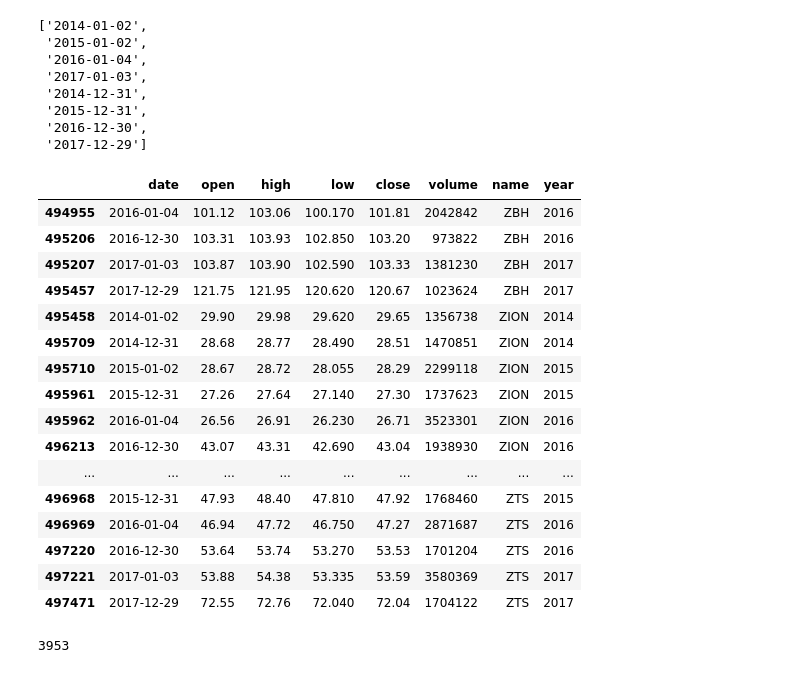
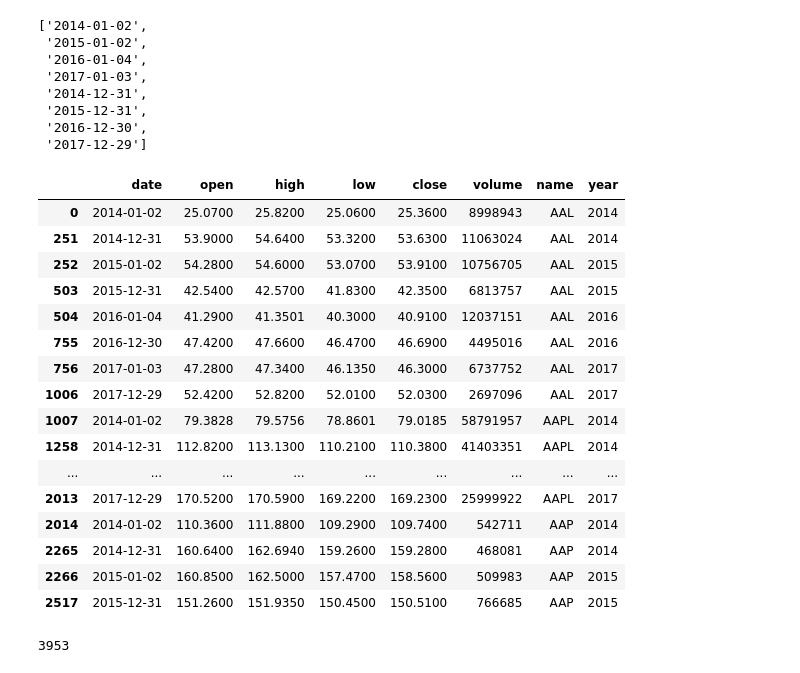
Before and after one commit to baruchfrost/legendary-invention, a Jupyter notebook: data_analysis_bf.ipynb, the cells around one changed output. Saved outputs shown, nothing was run; the diff lists cells and outputs as text; code cells hidden in the pictures.

```diff
--- a/data_analysis_bf.ipynb
+++ b/data_analysis_bf.ipynb
@@ -88,25 +88,25 @@ allowed_days
 # %%
 # filter out only rows that are first or last days
 first_last_days_data = price_data.loc[price_data["date"].isin(allowed_days)]
-first_last_days_data.tail(20)
+first_last_days_data.head(20)
 # %% [output]
 |  | date | open | high | low | close | volume | name | year |
-| 494955 | 2016-01-04 | 101.12 | 103.06 | 100.170 | 101.81 | 2042842 | ZBH | 2016 |
-| 495206 | 2016-12-30 | 103.31 | 103.93 | 102.850 | 103.20 | 973822 | ZBH | 2016 |
-| 495207 | 2017-01-03 | 103.87 | 103.90 | 102.590 | 103.33 | 1381230 | ZBH | 2017 |
-| 495457 | 2017-12-29 | 121.75 | 121.95 | 120.620 | 120.67 | 1023624 | ZBH | 2017 |
-| 495458 | 2014-01-02 | 29.90 | 29.98 | 29.620 | 29.65 | 1356738 | ZION | 2014 |
-| 495709 | 2014-12-31 | 28.68 | 28.77 | 28.490 | 28.51 | 1470851 | ZION | 2014 |
-| 495710 | 2015-01-02 | 28.67 | 28.72 | 28.055 | 28.29 | 2299118 | ZION | 2015 |
-| 495961 | 2015-12-31 | 27.26 | 27.64 | 27.140 | 27.30 | 1737623 | ZION | 2015 |
-| 495962 | 2016-01-04 | 26.56 | 26.91 | 26.230 | 26.71 | 3523301 | ZION | 2016 |
-| 496213 | 2016-12-30 | 43.07 | 43.31 | 42.690 | 43.04 | 1938930 | ZION | 2016 |
+| 0 | 2014-01-02 | 25.0700 | 25.8200 | 25.0600 | 25.3600 | 8998943 | AAL | 2014 |
+| 251 | 2014-12-31 | 53.9000 | 54.6400 | 53.3200 | 53.6300 | 11063024 | AAL | 2014 |
+| 252 | 2015-01-02 | 54.2800 | 54.6000 | 53.0700 | 53.9100 | 10756705 | AAL | 2015 |
+| 503 | 2015-12-31 | 42.5400 | 42.5700 | 41.8300 | 42.3500 | 6813757 | AAL | 2015 |
+| 504 | 2016-01-04 | 41.2900 | 41.3501 | 40.3000 | 40.9100 | 12037151 | AAL | 2016 |
+| 755 | 2016-12-30 | 47.4200 | 47.6600 | 46.4700 | 46.6900 | 4495016 | AAL | 2016 |
+| 756 | 2017-01-03 | 47.2800 | 47.3400 | 46.1350 | 46.3000 | 6737752 | AAL | 2017 |
+| 1006 | 2017-12-29 | 52.4200 | 52.8200 | 52.0100 | 52.0300 | 2697096 | AAL | 2017 |
+| 1007 | 2014-01-02 | 79.3828 | 79.5756 | 78.8601 | 79.0185 | 58791957 | AAPL | 2014 |
+| 1258 | 2014-12-31 | 112.8200 | 113.1300 | 110.2100 | 110.3800 | 41403351 | AAPL | 2014 |
 | ... | ... | ... | ... | ... | ... | ... | ... | ... |
-| 496968 | 2015-12-31 | 47.93 | 48.40 | 47.810 | 47.92 | 1768460 | ZTS | 2015 |
-| 496969 | 2016-01-04 | 46.94 | 47.72 | 46.750 | 47.27 | 2871687 | ZTS | 2016 |
-| 497220 | 2016-12-30 | 53.64 | 53.74 | 53.270 | 53.53 | 1701204 | ZTS | 2016 |
-| 497221 | 2017-01-03 | 53.88 | 54.38 | 53.335 | 53.59 | 3580369 | ZTS | 2017 |
-| 497471 | 2017-12-29 | 72.55 | 72.76 | 72.040 | 72.04 | 1704122 | ZTS | 2017 |
+| 2013 | 2017-12-29 | 170.5200 | 170.5900 | 169.2200 | 169.2300 | 25999922 | AAPL | 2017 |
+| 2014 | 2014-01-02 | 110.3600 | 111.8800 | 109.2900 | 109.7400 | 542711 | AAP | 2014 |
+| 2265 | 2014-12-31 | 160.6400 | 162.6940 | 159.2600 | 159.2800 | 468081 | AAP | 2014 |
+| 2266 | 2015-01-02 | 160.8500 | 162.5000 | 157.4700 | 158.5600 | 509983 | AAP | 2015 |
+| 2517 | 2015-12-31 | 151.2600 | 151.9350 | 150.4500 | 150.5100 | 766685 | AAP | 2015 |
 # %%
 len(first_last_days_data)
 # %% [output]
```
Also changed, not shown: parts of 13 cells of this notebook.
